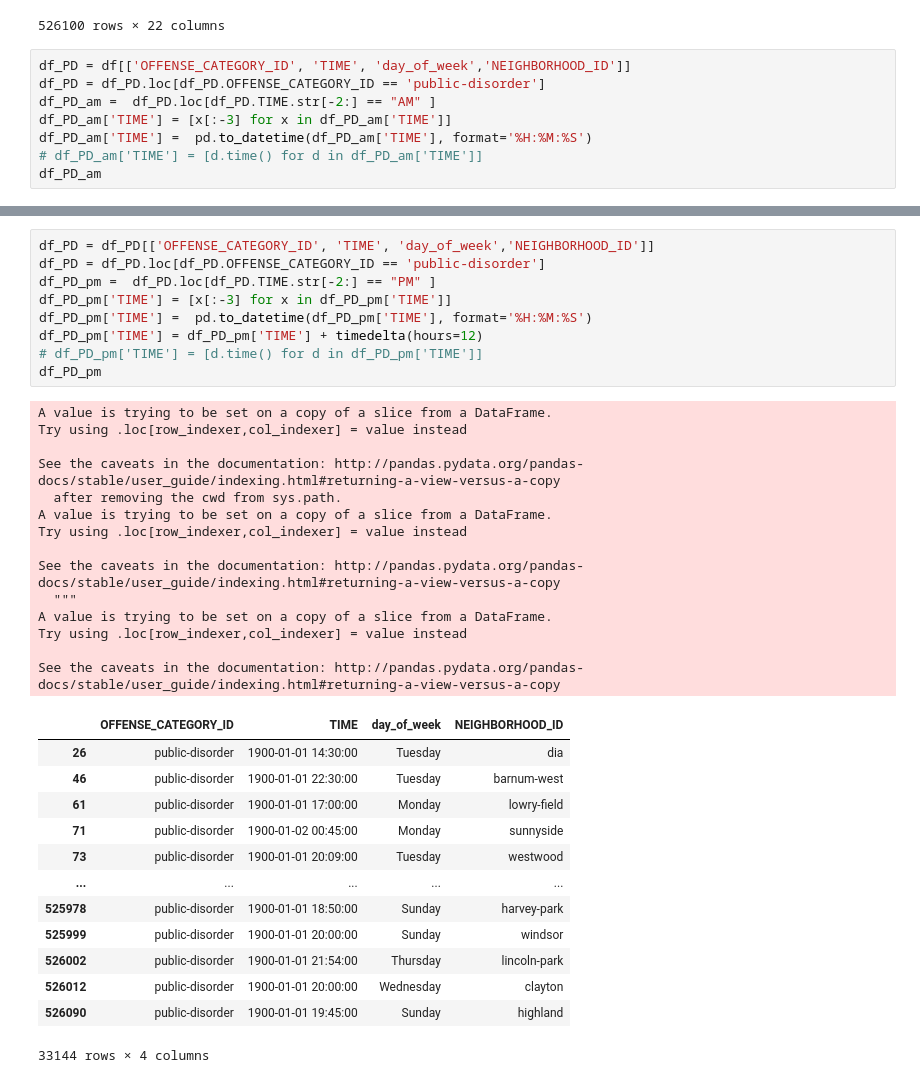
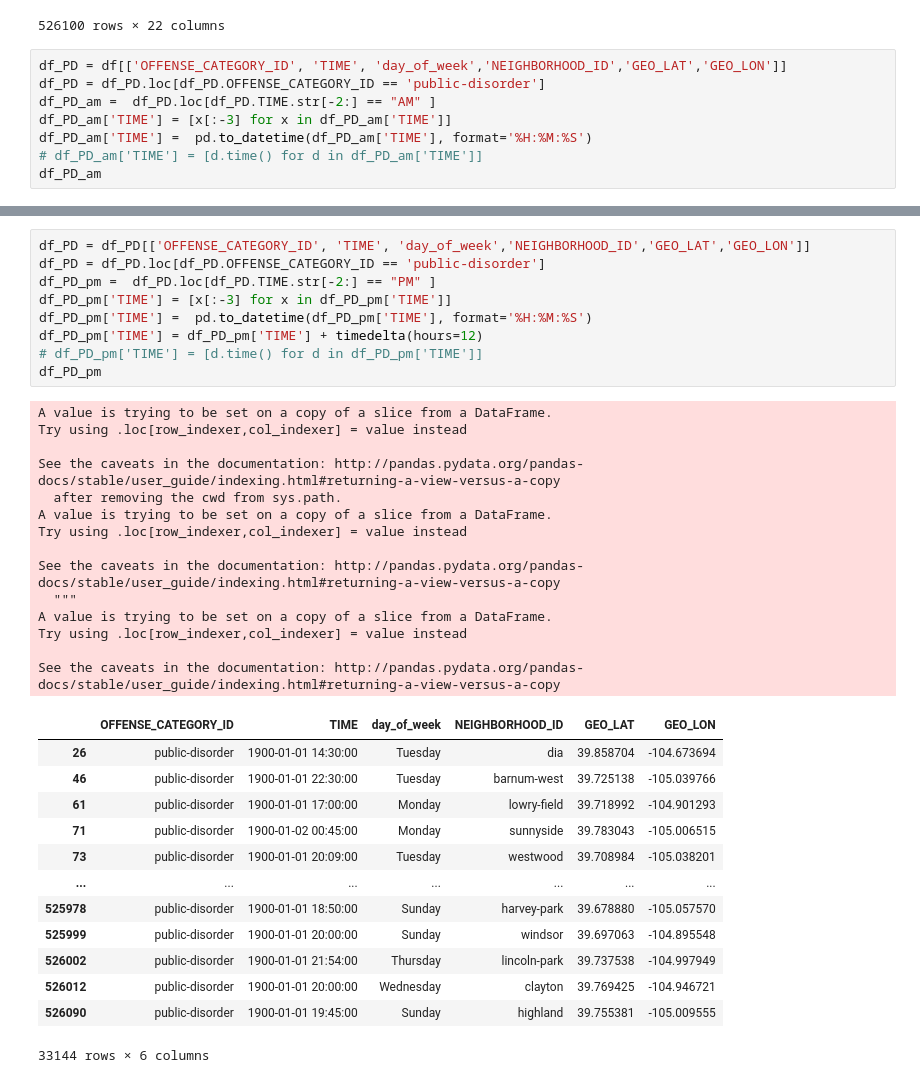
Before and after one commit to bittybueno/data-mining-project, a Jupyter notebook: Public Disorder.ipynb, the cells around one changed output, grey strips where cells are left out. Drawn from its saved outputs; the diff is of its cells as text.

```diff
--- a/Public Disorder.ipynb
+++ b/Public Disorder.ipynb
@@ -26,7 +26,7 @@ df
 | 526099 | 2019688475 | 2019688475220300 | 2203 | 0 | burglary-business-by-force | burglary | ... |
 526100 rows × 22 columns
 # %%
-df_PD = df[['OFFENSE_CATEGORY_ID', 'TIME', 'day_of_week','NEIGHBORHOOD_ID']]
+df_PD = df[['OFFENSE_CATEGORY_ID', 'TIME', 'day_of_week','NEIGHBORHOOD_ID','GEO_LAT','GEO_LON']]
 df_PD = df_PD.loc[df_PD.OFFENSE_CATEGORY_ID == 'public-disorder']
 df_PD_am =  df_PD.loc[df_PD.TIME.str[-2:] == "AM" ]
 df_PD_am['TIME'] = [x[:-3] for x in df_PD_am['TIME']]
@@ -60,40 +60,40 @@ See the caveats in the documentation: http://pandas.pydata.org/pandas-docs/stabl
 # %%
-df_PD = df_PD[['OFFENSE_CATEGORY_ID', 'TIME', 'day_of_week','NEIGHBORHOOD_ID']]
+df_PD = df_PD[['OFFENSE_CATEGORY_ID', 'TIME', 'day_of_week','NEIGHBORHOOD_ID','GEO_LAT','GEO_LON']]
 df_PD = df_PD.loc[df_PD.OFFENSE_CATEGORY_ID == 'public-disorder']
 df_PD_pm =  df_PD.loc[df_PD.TIME.str[-2:] == "PM" ]
 df_PD_pm['TIME'] = [x[:-3] for x in df_PD_pm['TIME']]
 df_PD_pm['TIME'] =  pd.to_datetime(df_PD_pm['TIME'], format='%H:%M:%S')
 df_PD_pm['TIME'] = df_PD_pm['TIME'] + timedelta(hours=12)
 # df_PD_pm['TIME'] = [d.time() for d in df_PD_pm['TIME']]
 df_PD_pm
 # %% [output]
 A value is trying to be set on a copy of a slice from a DataFrame.
 Try using .loc[row_indexer,col_indexer] = value instead
 
 See the caveats in the documentation: http://pandas.pydata.org/pandas-docs/stable/user_guide/indexing.html#returning-a-view-versus-a-copy
   after removing the cwd from sys.path.
 A value is trying to be set on a copy of a slice from a DataFrame.
 Try using .loc[row_indexer,col_indexer] = value instead
 
 See the caveats in the documentation: http://pandas.pydata.org/pandas-docs/stable/user_guide/indexing.html#returning-a-view-versus-a-copy
   """
 A value is trying to be set on a copy of a slice from a DataFrame.
 Try using .loc[row_indexer,col_indexer] = value instead
 
 See the caveats in the documentation: http://pandas.pydata.org/pandas-docs/stable/user_guide/indexing.html#returning-a-view-versus-a-copy
-|  | OFFENSE_CATEGORY_ID | TIME | day_of_week | NEIGHBORHOOD_ID |
-| 26 | public-disorder | 1900-01-01 14:30:00 | Tuesday | dia |
-| 46 | public-disorder | 1900-01-01 22:30:00 | Tuesday | barnum-west |
-| 61 | public-disorder | 1900-01-01 17:00:00 | Monday | lowry-field |
-| 71 | public-disorder | 1900-01-02 00:45:00 | Monday | sunnyside |
-| 73 | public-disorder | 1900-01-01 20:09:00 | Tuesday | westwood |
-| ... | ... | ... | ... | ... |
-| 525978 | public-disorder | 1900-01-01 18:50:00 | Sunday | harvey-park |
-| 525999 | public-disorder | 1900-01-01 20:00:00 | Sunday | windsor |
-| 526002 | public-disorder | 1900-01-01 21:54:00 | Thursday | lincoln-park |
-| 526012 | public-disorder | 1900-01-01 20:00:00 | Wednesday | clayton |
-| 526090 | public-disorder | 1900-01-01 19:45:00 | Sunday | highland |
+|  | OFFENSE_CATEGORY_ID | TIME | day_of_week | NEIGHBORHOOD_ID | GEO_LAT | GEO_LON |
+| 26 | public-disorder | 1900-01-01 14:30:00 | Tuesday | dia | 39.858704 | -104.673694 |
+| 46 | public-disorder | 1900-01-01 22:30:00 | Tuesday | barnum-west | 39.725138 | -105.039766 |
+| 61 | public-disorder | 1900-01-01 17:00:00 | Monday | lowry-field | 39.718992 | -104.901293 |
+| 71 | public-disorder | 1900-01-02 00:45:00 | Monday | sunnyside | 39.783043 | -105.006515 |
+| 73 | public-disorder | 1900-01-01 20:09:00 | Tuesday | westwood | 39.708984 | -105.038201 |
+| ... | ... | ... | ... | ... | ... | ... |
+| 525978 | public-disorder | 1900-01-01 18:50:00 | Sunday | harvey-park | 39.678880 | -105.057570 |
+| 525999 | public-disorder | 1900-01-01 20:00:00 | Sunday | windsor | 39.697063 | -104.895548 |
+| 526002 | public-disorder | 1900-01-01 21:54:00 | Thursday | lincoln-park | 39.737538 | -104.997949 |
+| 526012 | public-disorder | 1900-01-01 20:00:00 | Wednesday | clayton | 39.769425 | -104.946721 |
+| 526090 | public-disorder | 1900-01-01 19:45:00 | Sunday | highland | 39.755381 | -105.009555 |
-33144 rows × 4 columns
+33144 rows × 6 columns
 # %%
 final_PD = pd.concat([df_PD_am, df_PD_pm], ignore_index=True, sort =False)
 
```
Also changed, not shown: parts of 5 cells of this notebook, 20 other files.
